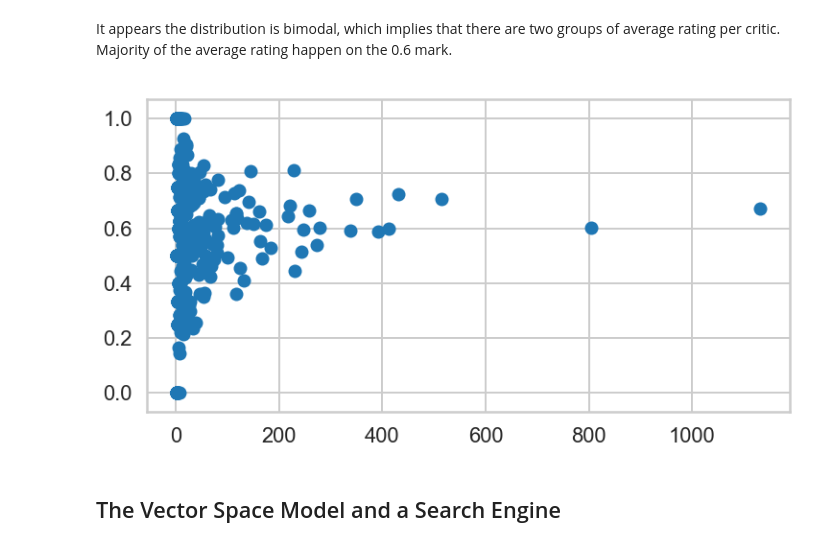
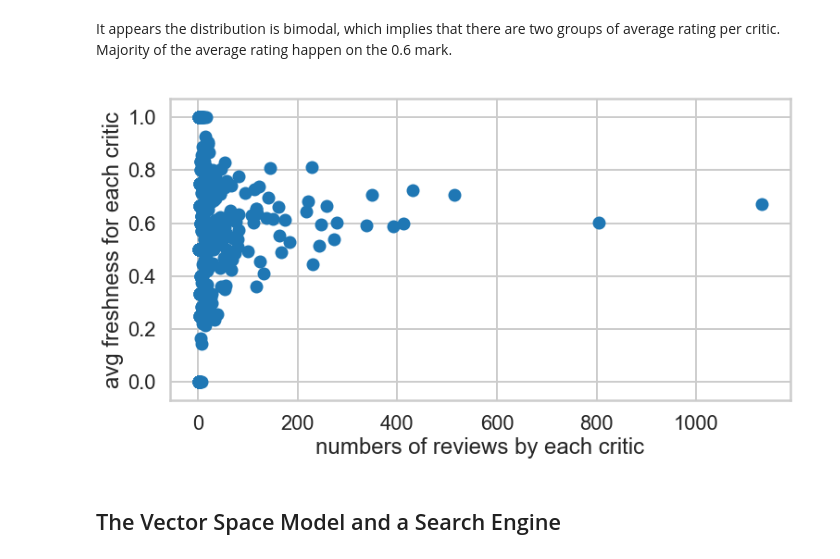
Before and after one commit to sittingman/springboardproj, a Jupyter notebook: naive_bayes/Mini_Project_Naive_Bayes.ipynb, the cells around one changed output. Drawn from its saved outputs; the diff is of its cells as text; code cells hidden in the pictures.

```diff
--- a/naive_bayes/Mini_Project_Naive_Bayes.ipynb
+++ b/naive_bayes/Mini_Project_Naive_Bayes.ipynb
@@ -85,10 +85,12 @@ It appears the distribution is bimodal, which implies that there are two groups
 # %%
 # plot a scatter plot to further understanding the distribution of the data
 plt.figure(figsize=(12,6))
+plt.xlabel('numbers of reviews by each critic')
+plt.ylabel('avg freshness for each critic')
 plt.scatter(counts, means);
 plt.show()
 # %% [output]
-[figure, old version]
+[figure, new version]
 # %% [markdown]
 ## The Vector Space Model and a Search Engine
 # %% [markdown]
```
Also changed, not shown: parts of 12 cells of this notebook.
